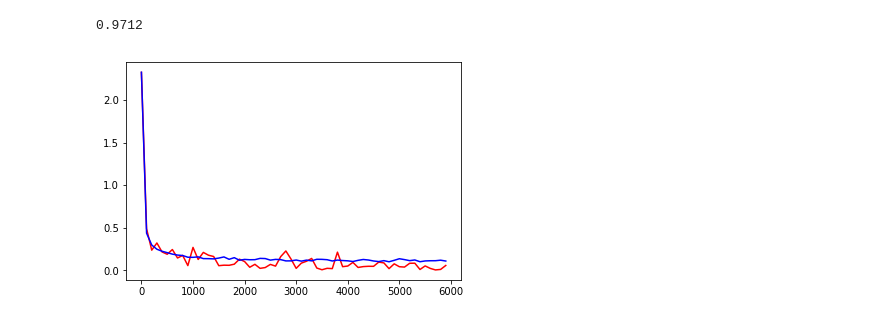
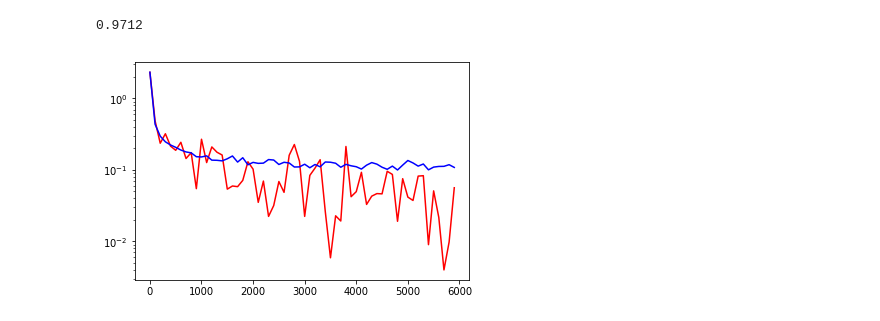
Before and after one commit to takaiwai/deep-learning-for-art-and-design, a Jupyter notebook: 08_5_deeper_network.ipynb, the cells around one changed output. Drawn from its saved outputs; the diff is of its cells as text; code cells hidden in the pictures.

```diff
--- a/08_5_deeper_network.ipynb
+++ b/08_5_deeper_network.ipynb
@@ -63,6 +63,7 @@ print(better_seven_layer_log["accuracy_test"][-1])
 # %%
 plt.plot(better_seven_layer_log['loss_train_itr'], better_seven_layer_log['loss_train'], 'r')
 plt.plot(better_seven_layer_log['loss_test_itr'], better_seven_layer_log['loss_test'], 'b')
+plt.yscale('log')
 plt.show()
 # %% [output]
-[figure, old version]
+[figure, new version]
```
Also changed, not shown: parts of 3 cells of this notebook, 1 other file.
